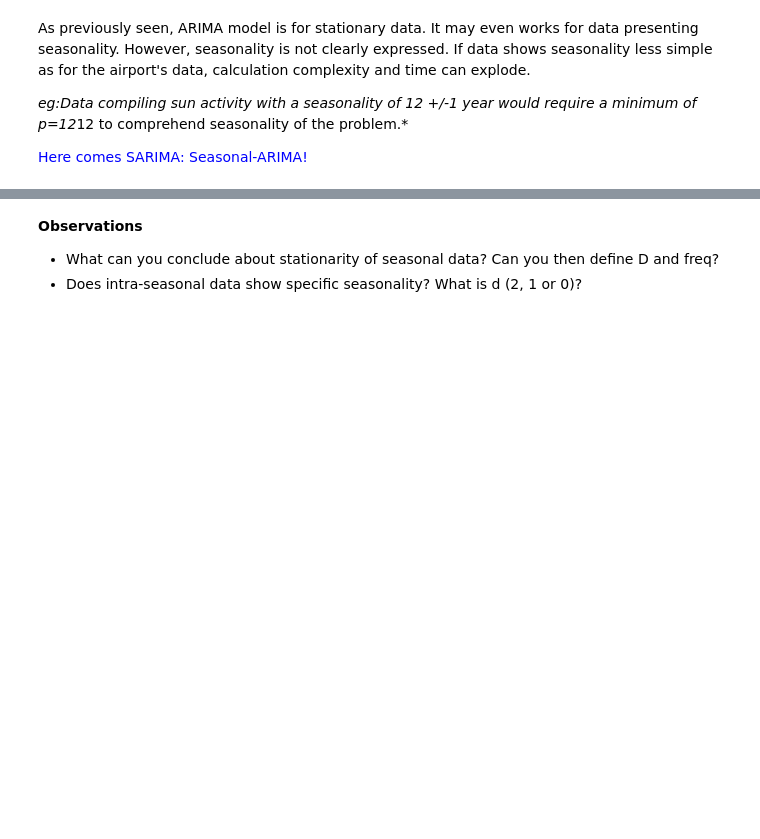
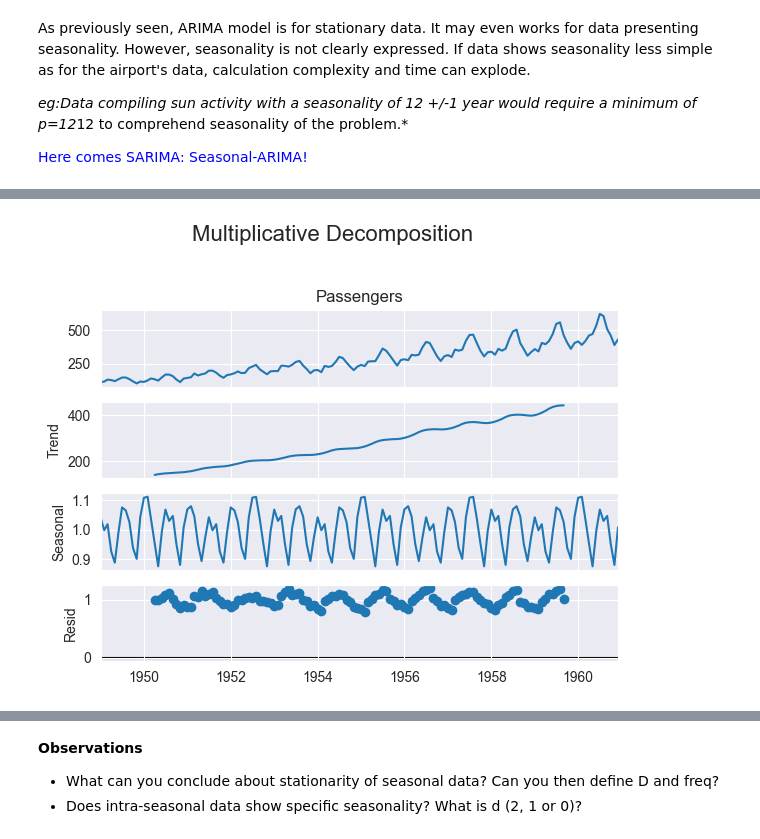
Before and after one commit to ManuLabricole/CDN-MachineLearning, a Jupyter notebook: ML6/2023_Campus_ML6-NB2.ipynb, the cells around one changed output, grey strips where cells are left out. Drawn from its saved outputs; the diff is of its cells as text; code cells hidden in the pictures; blank space fills up the shorter version.

```diff
--- a/ML6/2023_Campus_ML6-NB2.ipynb
+++ b/ML6/2023_Campus_ML6-NB2.ipynb
@@ -971,4 +997,12 @@ def moving_std(a, n=3) :
     return mov_std
 # %%
 # Plot data, trend, seasonal and random infos one by one using arima.decompose
+# Multiplicative Decomposition
+multiplicative_decomposition = seasonal_decompose(df['Passengers'], model='multiplicative', period=30)
+# Plot
+plt.rcParams.update({'figure.figsize': (6,5)})
+multiplicative_decomposition.plot().suptitle('Multiplicative Decomposition', fontsize=16)
+plt.tight_layout(rect=[0, 0.03, 1, 0.95])
+# %% [output]
+[figure, added]
 # %%
```
Also changed, not shown: parts of 61 cells of this notebook, 1 other file.
